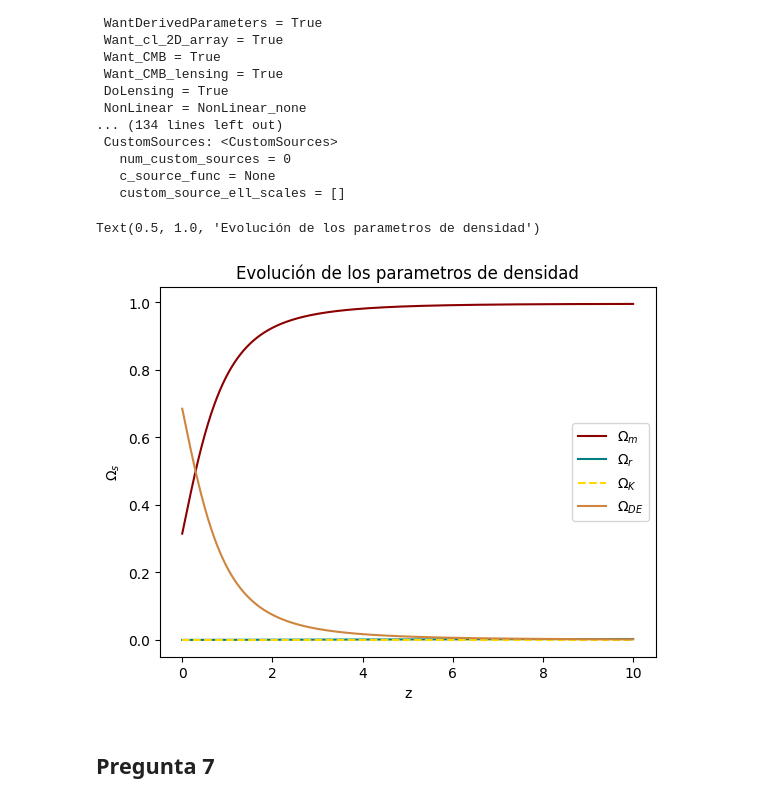
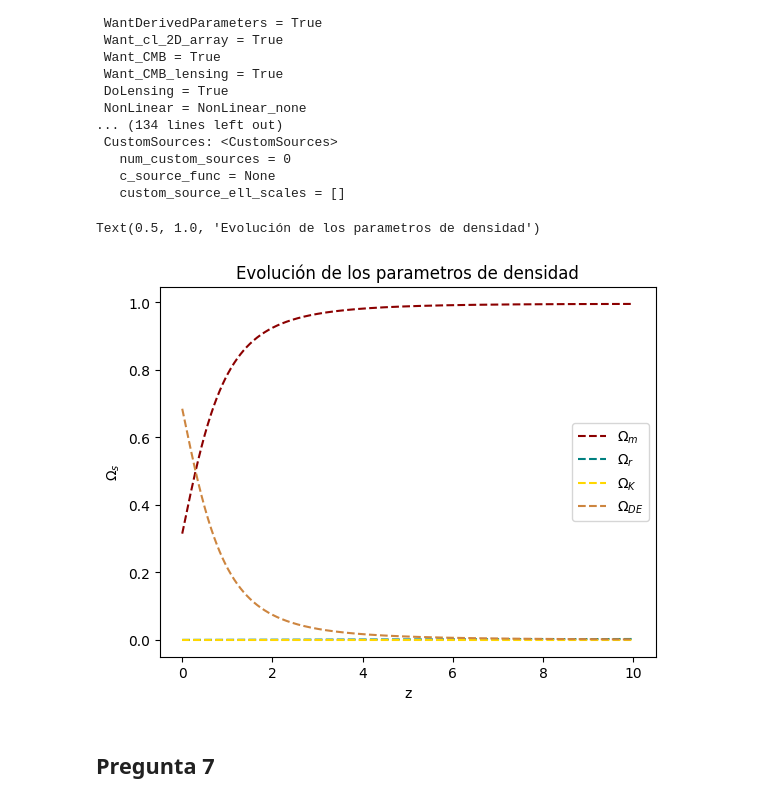
Before and after one commit to conito2710/Tareas_cosmologia_FI7015-1, a Jupyter notebook: Tarea 1.ipynb, the cells around one changed output. Cells and saved outputs as stored; diff of their text form; code cells hidden in the pictures.

```diff
--- a/Tarea 1.ipynb
+++ b/Tarea 1.ipynb
@@ -52,16 +52,16 @@ omegar = results.get_Omega('photon',zs) +  results.get_Omega('neutrino',zs) # Ne
 omegak =  results.get_Omega('K',zs) # Curvatura
 omegade =  results.get_Omega('de',zs) # Energía oscura
 # %%
-plt.plot(zs,omegam,label='$\Omega_m$',c='darkred')
-plt.plot(zs,omegar,label='$\Omega_r$',c='teal')
+plt.plot(zs,omegam,label='$\Omega_m$',c='darkred',linestyle='dashed')
+plt.plot(zs,omegar,label='$\Omega_r$',c='teal',linestyle='dashed')
 plt.plot(zs,omegak,label='$\Omega_K$',c='gold',linestyle='dashed')
-plt.plot(zs,omegade,label='$\Omega_{DE}$',c='peru')
+plt.plot(zs,omegade,label='$\Omega_{DE}$',c='peru',linestyle='dashed')
 plt.legend()
 plt.xlabel('z')
 plt.ylabel('$\Omega_s$')
 plt.title('Evolución de los parametros de densidad')
 # %% [output]
 Text(0.5, 1.0, 'Evolución de los parametros de densidad')
-[figure, old version]
+[figure, new version]
 # %% [markdown]
 ## Pregunta 7
```
Also changed, not shown: parts of 3 cells of this notebook.
